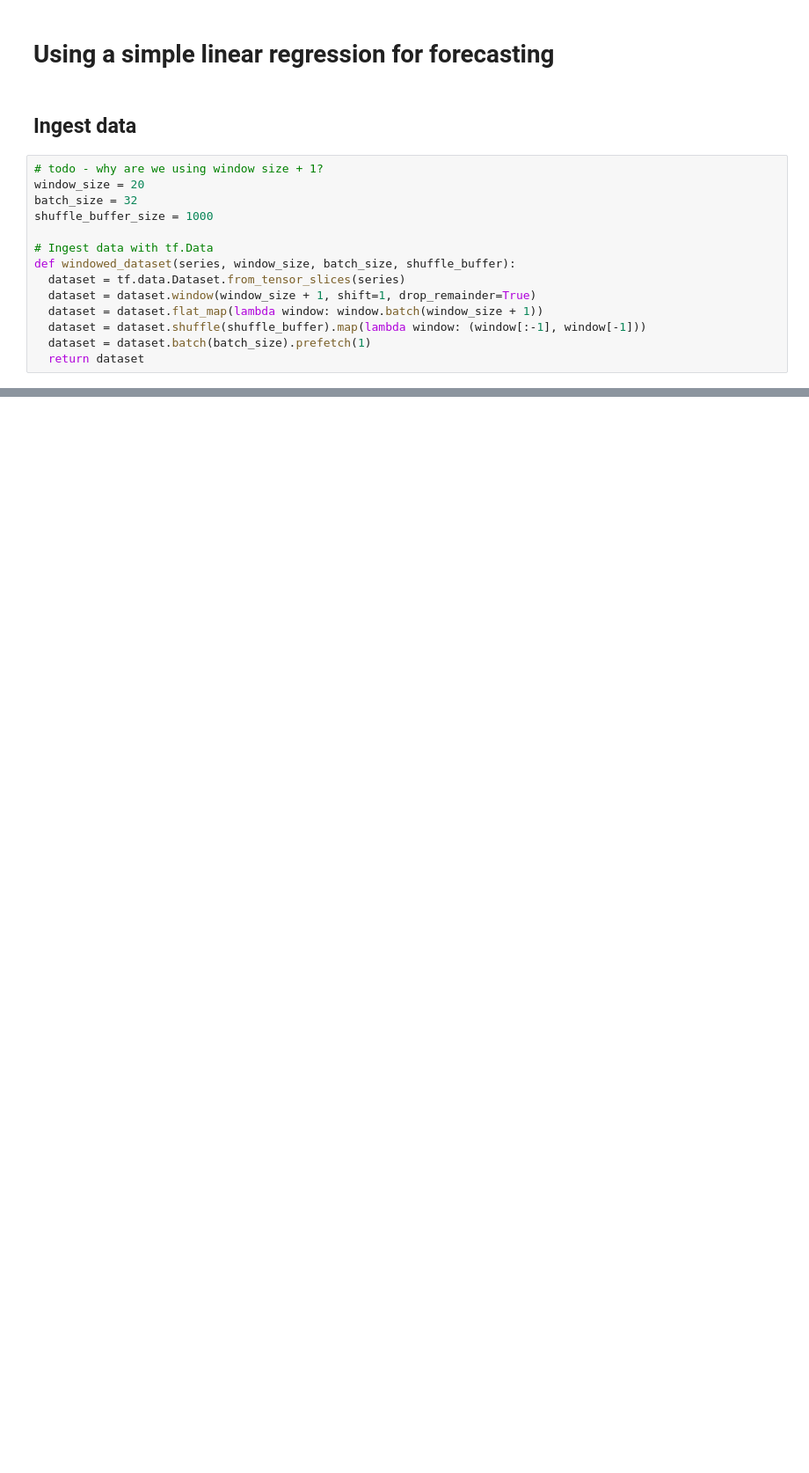
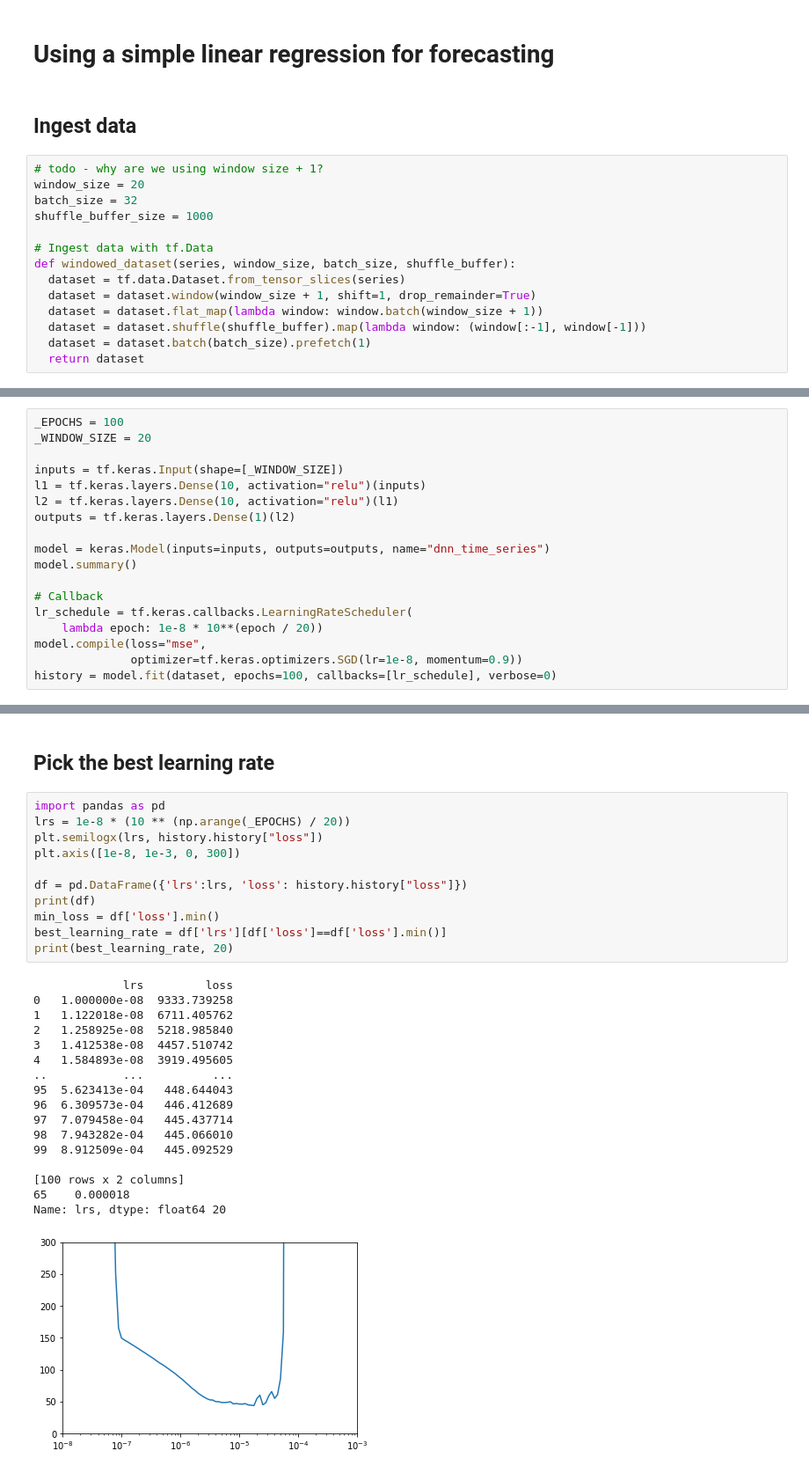
Before and after one commit to soerenml/tensorflow-certificate, a Jupyter notebook: Time_series_data.ipynb, the cells around one changed output, grey strips where cells are left out. Shown at 88% size. Cells and saved outputs as stored; diff of their text form; blank space fills up the shorter version.

```diff
--- a/Time_series_data.ipynb
+++ b/Time_series_data.ipynb
@@ -239,0 +264,18 @@ Layer weights [array([[-0.02961732],
+# %%
+_EPOCHS = 100
+_WINDOW_SIZE = 20
+
+inputs = tf.keras.Input(shape=[_WINDOW_SIZE])
+l1 = tf.keras.layers.Dense(10, activation="relu")(inputs)
+l2 = tf.keras.layers.Dense(10, activation="relu")(l1)
+outputs = tf.keras.layers.Dense(1)(l2)
+
+model = keras.Model(inputs=inputs, outputs=outputs, name="dnn_time_series")
+model.summary()
+
+# Callback
+lr_schedule = tf.keras.callbacks.LearningRateScheduler(
+    lambda epoch: 1e-8 * 10**(epoch / 20))
+model.compile(loss="mse",
+              optimizer=tf.keras.optimizers.SGD(lr=1e-8, momentum=0.9))
+history = model.fit(dataset, epochs=100, callbacks=[lr_schedule], verbose=0)
@@ -239,0 +314,31 @@ Layer weights [array([[-0.02961732],
+# %% [markdown]
+## Pick the best learning rate
+# %%
+import pandas as pd
+lrs = 1e-8 * (10 ** (np.arange(_EPOCHS) / 20))
+plt.semilogx(lrs, history.history["loss"])
+plt.axis([1e-8, 1e-3, 0, 300])
+
+df = pd.DataFrame({'lrs':lrs, 'loss': history.history["loss"]})
+print(df)
+min_loss = df['loss'].min()
+best_learning_rate = df['lrs'][df['loss']==df['loss'].min()]
+print(best_learning_rate, 20)
+# %% [output]
+             lrs         loss
+0   1.000000e-08  9333.739258
+1   1.122018e-08  6711.405762
+2   1.258925e-08  5218.985840
+3   1.412538e-08  4457.510742
+4   1.584893e-08  3919.495605
+..           ...          ...
+95  5.623413e-04   448.644043
+96  6.309573e-04   446.412689
+97  7.079458e-04   445.437714
+98  7.943282e-04   445.066010
+99  8.912509e-04   445.092529
+
+[100 rows x 2 columns]
+65    0.000018
+Name: lrs, dtype: float64 20
+[figure, added]
```
Also changed, not shown: parts of 11 cells of this notebook.
